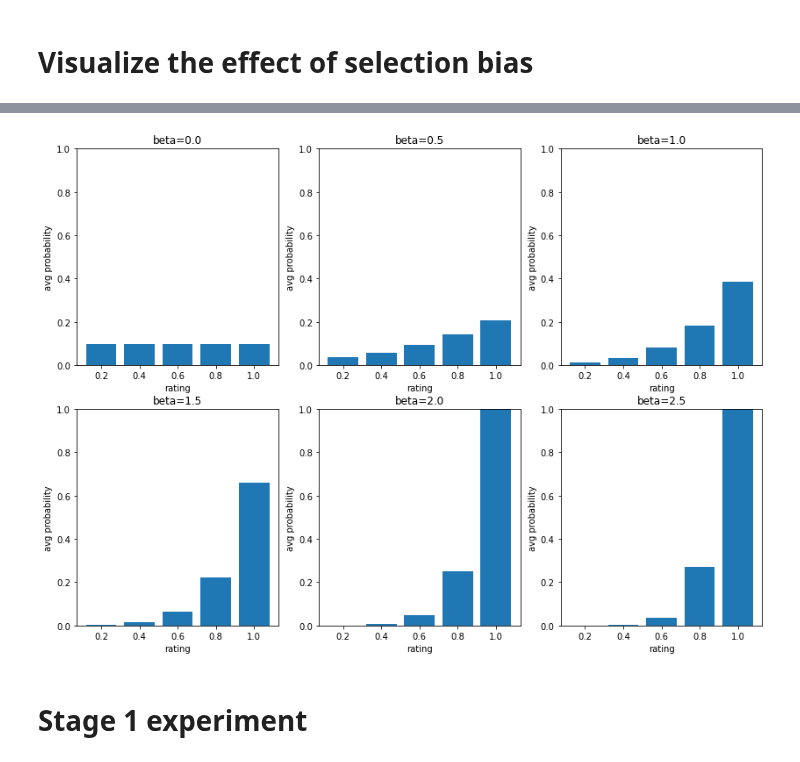
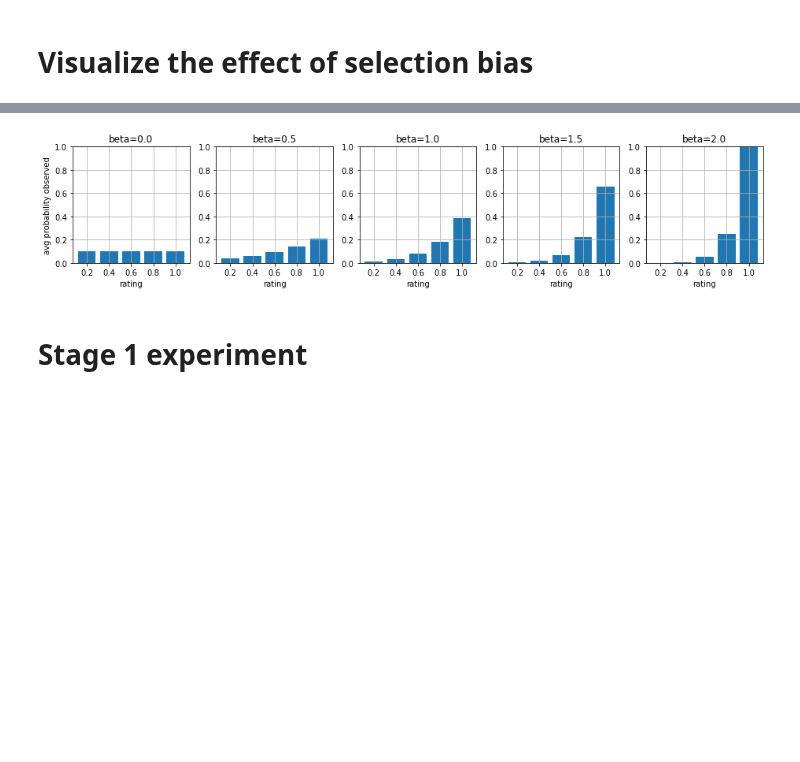
Before and after one commit to fengyuli-dev/debias-recommender, a Jupyter notebook: experiment.ipynb, the cells around one changed output, grey strips where cells are left out. Saved outputs shown, nothing was run; the diff lists cells and outputs as text; code cells hidden in the pictures; blank space fills up the shorter version.

```diff
--- a/experiment.ipynb
+++ b/experiment.ipynb
@@ -23,7 +23,7 @@ def P_R_train(beta):
         truth, quantization='onetofive', bias='full underlying', beta=beta, sample_prob=0.1)
     return P, R
 
-beta = np.linspace(0, 2.5, 6)
+beta = np.linspace(0, 2, 5)
 results = [P_R_train(i) for i in beta]
 # %% [output]
 Loading model from /Users/fengyuli/opt/anaconda3/envs/rec/lib/python3.10/site-packages/reclab/environments/../../models/ml-100k/fm_model.npz trained via:
@@ -41,26 +39,29 @@ Loading model from /Users/fengyuli/opt/anaconda3/envs/rec/lib/python3.10/site-pa
 # %%
 def average_prob(P, R):
     Ps = []
     probs = []
     for i in range(5):
         Ps.append(P.copy())
         probs.append(0)
     for i in range(5):
         Ps[i][R != (0.2 * i + 0.2)] = 0
         probs[i] = Ps[i].sum() / np.count_nonzero(Ps[i])
     return probs
 
-fig, axs = plt.subplots(2, 3, figsize=(14, 10))
-for i in range(6):
+fig, axs = plt.subplots(1, 5, figsize=(13, 3))
+for i in range(5):
     P, R = results[i]
     probs = average_prob(P, R)
     x_axis = ['0.2', '0.4', '0.6', '0.8', '1.0']
-    axs[i // 3, i % 3].bar(x_axis, probs)
-    axs[i // 3, i % 3].set(title=f'beta={beta[i]}', xlabel='rating', ylabel='avg probability', ylim=(0, 1))
+    axs[i].bar(x_axis, probs)
+    axs[i].set(title=f'beta={round(beta[i], 2)}', xlabel='rating', ylim=(0, 1))
+    axs[i].grid()
+axs[0].set(ylabel='avg probability observed')
+plt.tight_layout()
 fig.show()
-fig.savefig('images/visualize.png', dpi=300)
+fig.savefig('./paper/figures/visualize.png', dpi=300)
 # %% [output]
-[figure, old version]
+[figure, new version]
 # %% [markdown]
 # Stage 1 experiment
 # %% [markdown]
```
Also changed, not shown: parts of 8 cells of this notebook, 11 other files.
